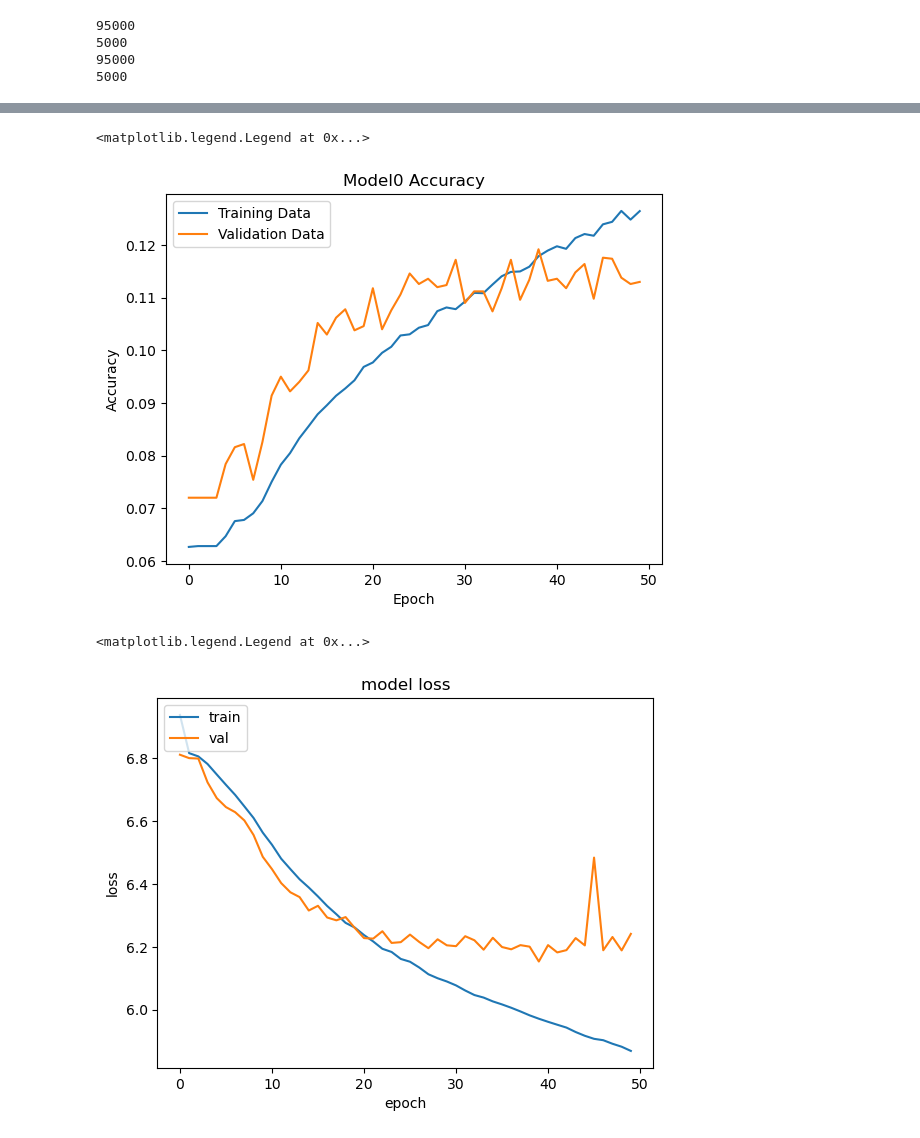
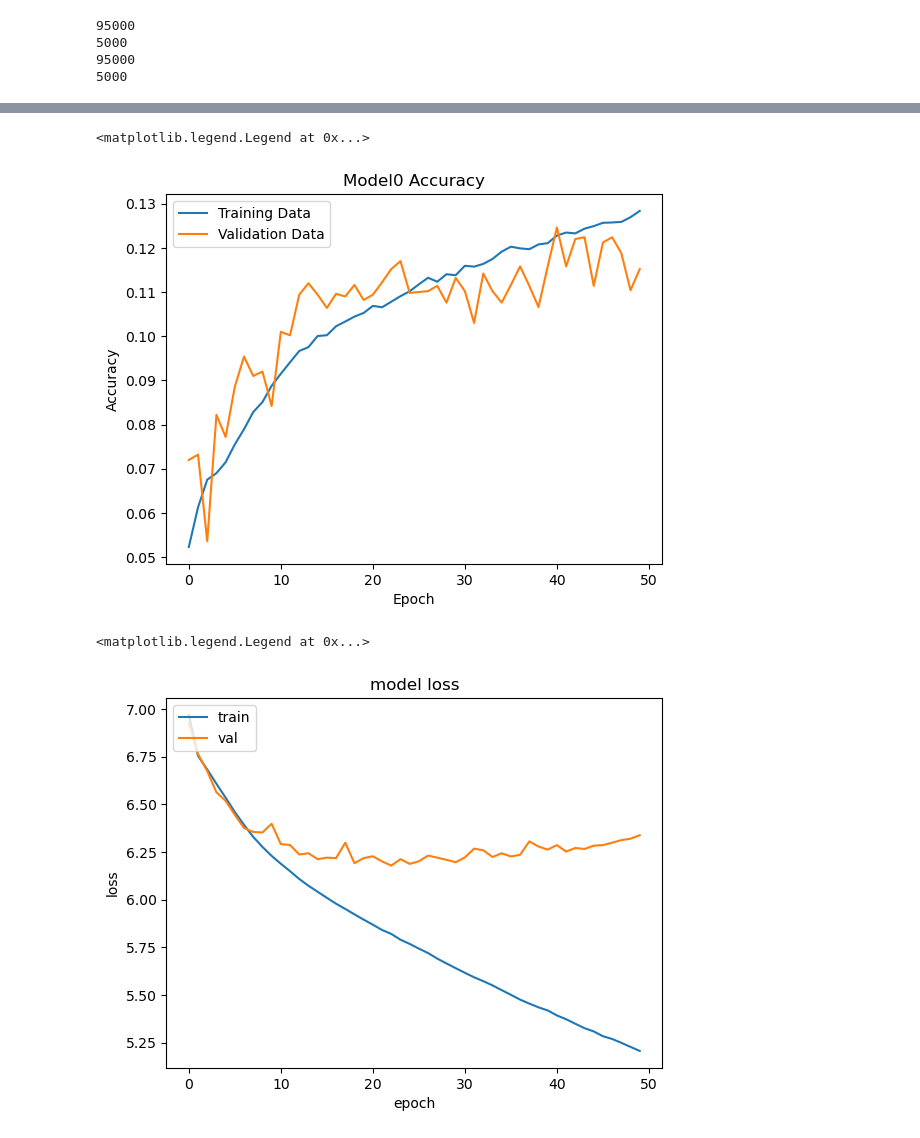
Before and after one commit to Punat02/TextGenerator, a Jupyter notebook: TrainModel.ipynb, the cells around one changed output, grey strips where cells are left out. Cells and saved outputs as stored; diff of their text form; code cells hidden in the pictures.

```diff
--- a/TrainModel.ipynb
+++ b/TrainModel.ipynb
@@ -68,17 +73,17 @@ pickle.dump(history, open("Model3/history.p", "wb"))
 # %%
 # Get Model stats
-model = load_model('Model3/Model_100000.h5')
-history = pickle.load(open("Model3/history.p", "rb"))
+# model = load_model('Model4/Model_100000.h5')
+history = pickle.load(open("Model4/history.p", "rb"))
 
 plt.plot(history['accuracy'])
 plt.plot(history['val_accuracy'])
 plt.title('Model0 Accuracy')
 plt.ylabel('Accuracy')
 plt.xlabel('Epoch')
 plt.legend(['Training Data', 'Validation Data'], loc='upper left')
 # %% [output]
 <matplotlib.legend.Legend at 0x...>
-[figure, old version]
+[figure, new version]
 # %%
 plt.plot(history['loss'])
 plt.plot(history['val_loss'])
@@ -88,4 +93,4 @@ plt.xlabel('epoch')
 plt.legend(['train', 'val'], loc='upper left')
 # %% [output]
 <matplotlib.legend.Legend at 0x...>
-[figure, old version]
+[figure, new version]
```
Also changed, not shown: parts of 4 cells of this notebook, 1 other file.
